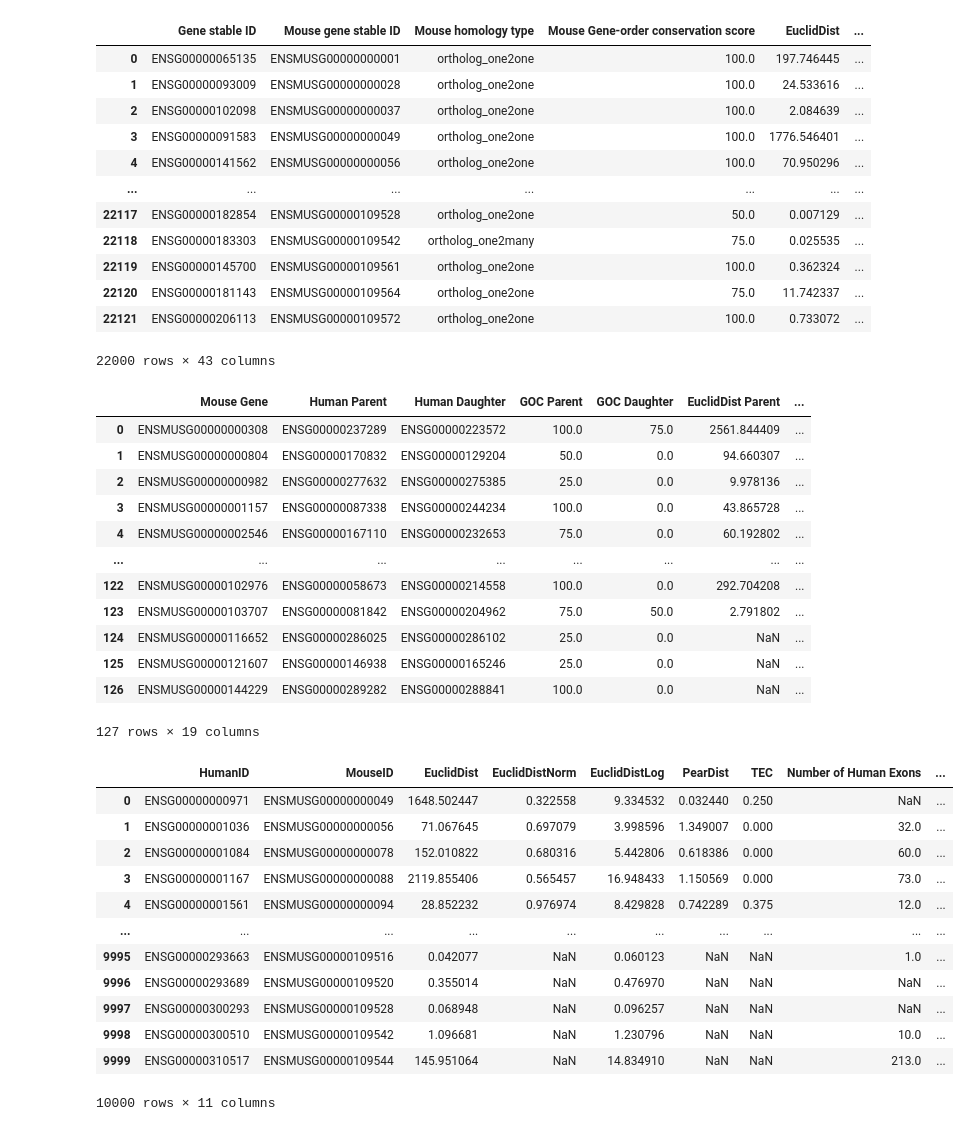
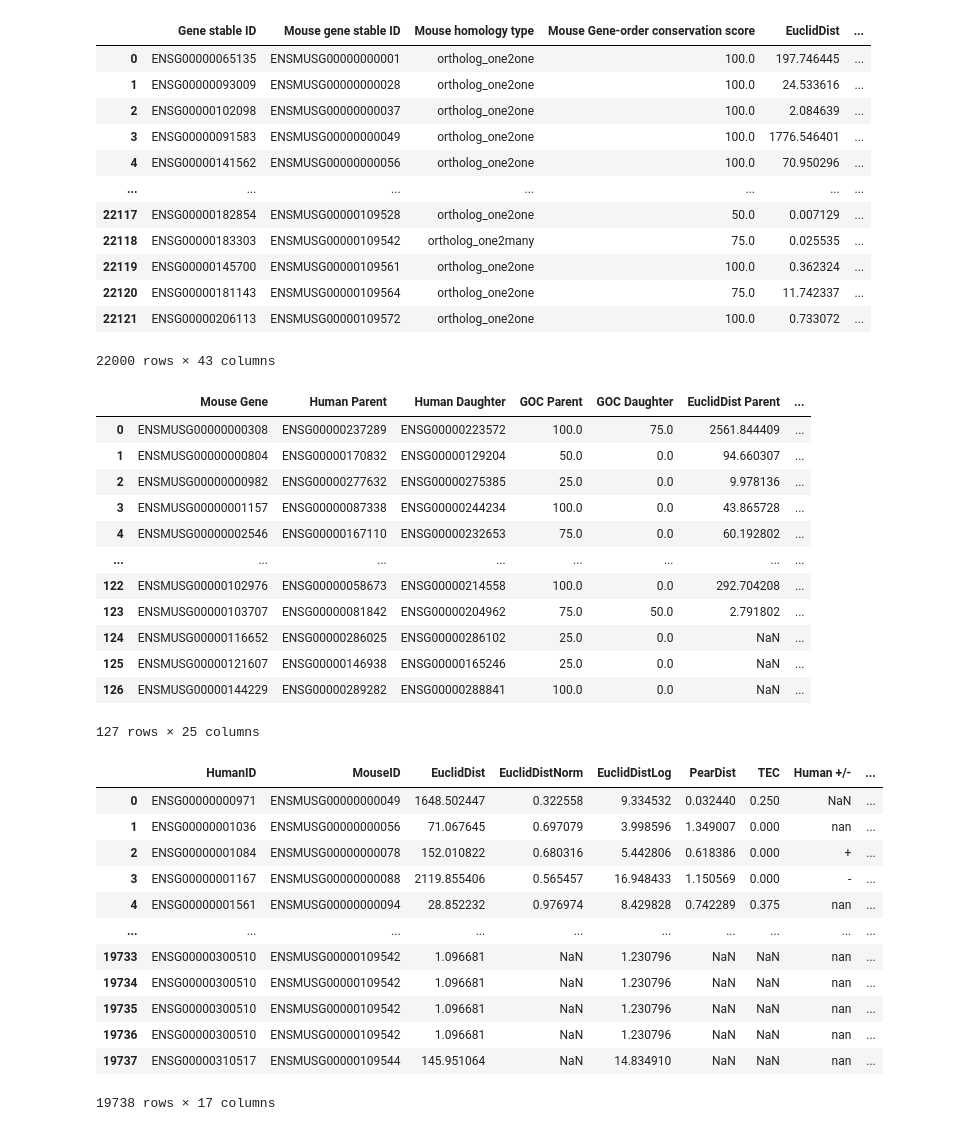
Before and after one commit to AndrewH72/Gene-Duplication, a Jupyter notebook: scripts/createStatsTable.ipynb, the cells around one changed output. Cells and saved outputs as stored; diff of their text form; code cells hidden in the pictures.

Commit message:
added dN, dS, and dN/dS tabs to the analysis table. same analyses were dont as with the distances. left out the random category though because we have no information on it

```diff
--- a/scripts/createStatsTable.ipynb
+++ b/scripts/createStatsTable.ipynb
@@ -13,64 +14,63 @@ orthoTableNoRetro = orthoTable[((orthoTable["Number of Human Exons"] != 1) | (or
 orthoTableNoOverUnderRepresentation = orthoTable[orthoTable["+/-"] == "nan"]
 display(orthoTable)
 
-humanParentDaughter = humanParentDaughter.merge(orthoTable[["Gene stable ID", "+/-", "Number of Human Exons"]], left_on="Human Parent", right_on="Gene stable ID", how="left").drop(columns=["Gene stable ID"]).rename(columns={"Number of Human Exons": "Number of Parental Human Exons", "+/-": "Parent Human +/-"})
-humanParentDaughter = humanParentDaughter.merge(orthoTable[["Gene stable ID", "+/-", "Number of Human Exons"]], left_on="Human Daughter", right_on="Gene stable ID", how="left").drop(columns=["Gene stable ID"]).rename(columns={"Number of Human Exons": "Number of Daughter Human Exons", "+/-": "Daughter Human +/-"})
-mouseParentDaughter = mouseParentDaughter.merge(orthoTable[["Mouse gene stable ID", "+/-", "Number of Mouse Exons"]], left_on="Mouse Parent", right_on="Mouse gene stable ID", how="left").drop(columns=["Mouse gene stable ID"]).rename(columns={"Number of Mouse Exons": "Number of Parental Mouse Exons", "+/-": "Parent Mouse +/-"})
-mouseParentDaughter = mouseParentDaughter.merge(orthoTable[["Mouse gene stable ID", "+/-", "Number of Mouse Exons"]], left_on="Mouse Daughter", right_on="Mouse gene stable ID", how="left").drop(columns=["Mouse gene stable ID"]).rename(columns={"Number of Mouse Exons": "Number of Daughter Mouse Exons", "+/-": "Daughter Mouse +/-"})
+humanParentDaughter = humanParentDaughter.merge(orthoTable[["Gene stable ID", "Mouse gene stable ID", "+/-", "Number of Human Exons", "dN", "dS", "dN/dS"]], left_on=["Mouse Gene", "Human Parent"], right_on=["Mouse gene stable ID", "Gene stable ID"], how="left").drop(columns=["Gene stable ID", "Mouse gene stable ID"]).rename(columns={"Number of Human Exons": "Number of Parental Exons", "+/-": "Parent +/-", "dN": "dN Parent", "dS": "dS Parent", "dN/dS": "dN/dS Parent"})
+humanParentDaughter = humanParentDaughter.merge(orthoTable[["Gene stable ID", "Mouse gene stable ID", "+/-", "Number of Human Exons", "dN", "dS", "dN/dS"]], left_on=["Mouse Gene", "Human Daughter"], right_on=["Mouse gene stable ID", "Gene stable ID"], how="left").drop(columns=["Gene stable ID", "Mouse gene stable ID"]).rename(columns={"Number of Human Exons": "Number of Daughter Exons", "+/-": "Daughter +/-", "dN": "dN Daughter", "dS": "dS Daughter", "dN/dS": "dN/dS Daughter"})
+mouseParentDaughter = mouseParentDaughter.merge(orthoTable[["Gene stable ID", "Mouse gene stable ID", "+/-", "Number of Mouse Exons", "dN", "dS", "dN/dS"]], left_on=["Human Gene", "Mouse Parent"], right_on=["Gene stable ID", "Mouse gene stable ID"], how="left").drop(columns=["Gene stable ID", "Mouse gene stable ID"]).rename(columns={"Number of Mouse Exons": "Number of Parental Exons", "+/-": "Parent +/-", "dN": "dN Parent", "dS": "dS Parent", "dN/dS": "dN/dS Parent"})
+mouseParentDaughter = mouseParentDaughter.merge(orthoTable[["Gene stable ID", "Mouse gene stable ID", "+/-", "Number of Mouse Exons", "dN", "dS", "dN/dS"]], left_on=["Human Gene", "Mouse Daughter"], right_on=["Gene stable ID", "Mouse gene stable ID"], how="left").drop(columns=["Gene stable ID", "Mouse gene stable ID"]).rename(columns={"Number of Mouse Exons": "Number of Daughter Exons", "+/-": "Daughter +/-", "dN": "dN Daughter", "dS": "dS Daughter", "dN/dS": "dN/dS Daughter"})
 
-humanParentDaughterNoRetro = humanParentDaughter[(humanParentDaughter["Number of Parental Human Exons"] != 1) | (humanParentDaughter["Number of Daughter Human Exons"] != 1)]
-humanParentDaughterNoOverUnderRepresentation = humanParentDaughter[(humanParentDaughter["Parent Human +/-"] != "nan") | (humanParentDaughter["Daughter Human +/-"] == "nan")]
-mouseParentDaughterNoRetro = mouseParentDaughter[(mouseParentDaughter["Number of Parental Mouse Exons"] != 1) | (mouseParentDaughter["Number of Daughter Mouse Exons"] != 1)]
-mouseParentDaughterNoOverUnderRepresentation = mouseParentDaughter[(mouseParentDaughter["Parent Mouse +/-"] != "nan") | (mouseParentDaughter["Daughter Mouse +/-"] == "nan")]
+
+humanParentDaughterNoRetro = humanParentDaughter[(humanParentDaughter["Number of Parental Exons"] != 1) | (humanParentDaughter["Number of Daughter Exons"] != 1)]
+humanParentDaughterNoOverUnderRepresentation = humanParentDaughter[(humanParentDaughter["Parent +/-"] != "nan") | (humanParentDaughter["Daughter +/-"] == "nan")]
+mouseParentDaughterNoRetro = mouseParentDaughter[(mouseParentDaughter["Number of Parental Exons"] != 1) | (mouseParentDaughter["Number of Daughter Exons"] != 1)]
+mouseParentDaughterNoOverUnderRepresentation = mouseParentDaughter[(mouseParentDaughter["Parent +/-"] != "nan") | (mouseParentDaughter["Daughter +/-"] == "nan")]
 
 parentDaughterDFs = {"Human": [humanParentDaughter, humanParentDaughterNoRetro, humanParentDaughterNoOverUnderRepresentation], "Mouse": [mouseParentDaughter, mouseParentDaughterNoRetro, mouseParentDaughterNoOverUnderRepresentation]}
 display(humanParentDaughter)
 
-randomGenesDF["Number of Human Exons"] = randomGenesDF["HumanID"].map(orthoTable.set_index("Gene stable ID")["Number of Human Exons"].to_dict())
-randomGenesDF["Number of Mouse Exons"] = randomGenesDF["MouseID"].map(orthoTable.set_index("Mouse gene stable ID")["Number of Mouse Exons"].to_dict())
-randomGenesDF["Human +/-"] = randomGenesDF["HumanID"].map(orthoTable.set_index("Gene stable ID")["+/-"].to_dict())
-randomGenesDF["Mouse +/-"] = randomGenesDF["MouseID"].map(orthoTable.set_index("Mouse gene stable ID")["+/-"].to_dict())
+randomGenesDF = randomGenesDF.merge(orthoTable[["Gene stable ID", "+/-", "Number of Human Exons", "dN", "dS", "dN/dS"]], left_on="HumanID", right_on="Gene stable ID", how="left").drop(columns=["Gene stable ID"]).rename(columns={"+/-": "Human +/-", "dN": "Human dN", "dS": "Human dS", "dN/dS": "Human dN/dS"})
+randomGenesDF = randomGenesDF.merge(orthoTable[["Mouse gene stable ID", "+/-", "Number of Mouse Exons", "dN", "dS", "dN/dS"]], left_on="MouseID", right_on="Mouse gene stable ID", how="left").drop(columns=["Mouse gene stable ID"]).rename(columns={"+/-": "Mouse +/-", "dN": "Mouse dN", "dS": "Mouse dS", "dN/dS": "Mouse dN/dS"})
 
 randomGenesNoRetro = randomGenesDF[((randomGenesDF["Number of Human Exons"] != 1) | (randomGenesDF["Number of Mouse Exons"] != 1))]
 randomGenesNoOverUnderRepresentation = randomGenesDF[(randomGenesDF["Human +/-"] == "nan") & (randomGenesDF["Mouse +/-"] == "nan")]
 display(randomGenesDF)
 # %% [output]
 |  | Gene stable ID | Mouse gene stable ID | Mouse homology type | Mouse Gene-order conservation score | EuclidDist | ... |
 | 0 | ENSG00000065135 | ENSMUSG00000000001 | ortholog_one2one | 100.0 | 197.746445 | ... |
 | 1 | ENSG00000093009 | ENSMUSG00000000028 | ortholog_one2one | 100.0 | 24.533616 | ... |
 | 2 | ENSG00000102098 | ENSMUSG00000000037 | ortholog_one2one | 100.0 | 2.084639 | ... |
 | 3 | ENSG00000091583 | ENSMUSG00000000049 | ortholog_one2one | 100.0 | 1776.546401 | ... |
 | 4 | ENSG00000141562 | ENSMUSG00000000056 | ortholog_one2one | 100.0 | 70.950296 | ... |
 | ... | ... | ... | ... | ... | ... | ... |
 | 22117 | ENSG00000182854 | ENSMUSG00000109528 | ortholog_one2one | 50.0 | 0.007129 | ... |
 | 22118 | ENSG00000183303 | ENSMUSG00000109542 | ortholog_one2many | 75.0 | 0.025535 | ... |
 | 22119 | ENSG00000145700 | ENSMUSG00000109561 | ortholog_one2one | 100.0 | 0.362324 | ... |
 | 22120 | ENSG00000181143 | ENSMUSG00000109564 | ortholog_one2one | 75.0 | 11.742337 | ... |
 | 22121 | ENSG00000206113 | ENSMUSG00000109572 | ortholog_one2one | 100.0 | 0.733072 | ... |
 22000 rows × 43 columns
 |  | Mouse Gene | Human Parent | Human Daughter | GOC Parent | GOC Daughter | EuclidDist Parent | ... |
 | 0 | ENSMUSG00000000308 | ENSG00000237289 | ENSG00000223572 | 100.0 | 75.0 | 2561.844409 | ... |
 | 1 | ENSMUSG00000000804 | ENSG00000170832 | ENSG00000129204 | 50.0 | 0.0 | 94.660307 | ... |
 | 2 | ENSMUSG00000000982 | ENSG00000277632 | ENSG00000275385 | 25.0 | 0.0 | 9.978136 | ... |
 | 3 | ENSMUSG00000001157 | ENSG00000087338 | ENSG00000244234 | 100.0 | 0.0 | 43.865728 | ... |
 | 4 | ENSMUSG00000002546 | ENSG00000167110 | ENSG00000232653 | 75.0 | 0.0 | 60.192802 | ... |
 | ... | ... | ... | ... | ... | ... | ... | ... |
 | 122 | ENSMUSG00000102976 | ENSG00000058673 | ENSG00000214558 | 100.0 | 0.0 | 292.704208 | ... |
 | 123 | ENSMUSG00000103707 | ENSG00000081842 | ENSG00000204962 | 75.0 | 50.0 | 2.791802 | ... |
 | 124 | ENSMUSG00000116652 | ENSG00000286025 | ENSG00000286102 | 25.0 | 0.0 | NaN | ... |
 | 125 | ENSMUSG00000121607 | ENSG00000146938 | ENSG00000165246 | 25.0 | 0.0 | NaN | ... |
 | 126 | ENSMUSG00000144229 | ENSG00000289282 | ENSG00000288841 | 100.0 | 0.0 | NaN | ... |
-127 rows × 19 columns
+127 rows × 25 columns
-|  | HumanID | MouseID | EuclidDist | EuclidDistNorm | EuclidDistLog | PearDist | TEC | Number of Human Exons | ... |
+|  | HumanID | MouseID | EuclidDist | EuclidDistNorm | EuclidDistLog | PearDist | TEC | Human +/- | ... |
 | 0 | ENSG00000000971 | ENSMUSG00000000049 | 1648.502447 | 0.322558 | 9.334532 | 0.032440 | 0.250 | NaN | ... |
-| 1 | ENSG00000001036 | ENSMUSG00000000056 | 71.067645 | 0.697079 | 3.998596 | 1.349007 | 0.000 | 32.0 | ... |
-| 2 | ENSG00000001084 | ENSMUSG00000000078 | 152.010822 | 0.680316 | 5.442806 | 0.618386 | 0.000 | 60.0 | ... |
-| 3 | ENSG00000001167 | ENSMUSG00000000088 | 2119.855406 | 0.565457 | 16.948433 | 1.150569 | 0.000 | 73.0 | ... |
-| 4 | ENSG00000001561 | ENSMUSG00000000094 | 28.852232 | 0.976974 | 8.429828 | 0.742289 | 0.375 | 12.0 | ... |
+| 1 | ENSG00000001036 | ENSMUSG00000000056 | 71.067645 | 0.697079 | 3.998596 | 1.349007 | 0.000 | nan | ... |
+| 2 | ENSG00000001084 | ENSMUSG00000000078 | 152.010822 | 0.680316 | 5.442806 | 0.618386 | 0.000 | + | ... |
+| 3 | ENSG00000001167 | ENSMUSG00000000088 | 2119.855406 | 0.565457 | 16.948433 | 1.150569 | 0.000 | - | ... |
+| 4 | ENSG00000001561 | ENSMUSG00000000094 | 28.852232 | 0.976974 | 8.429828 | 0.742289 | 0.375 | nan | ... |
 | ... | ... | ... | ... | ... | ... | ... | ... | ... | ... |
-| 9995 | ENSG00000293663 | ENSMUSG00000109516 | 0.042077 | NaN | 0.060123 | NaN | NaN | 1.0 | ... |
-| 9996 | ENSG00000293689 | ENSMUSG00000109520 | 0.355014 | NaN | 0.476970 | NaN | NaN | NaN | ... |
-| 9997 | ENSG00000300293 | ENSMUSG00000109528 | 0.068948 | NaN | 0.096257 | NaN | NaN | NaN | ... |
-| 9998 | ENSG00000300510 | ENSMUSG00000109542 | 1.096681 | NaN | 1.230796 | NaN | NaN | 10.0 | ... |
-| 9999 | ENSG00000310517 | ENSMUSG00000109544 | 145.951064 | NaN | 14.834910 | NaN | NaN | 213.0 | ... |
+| 19733 | ENSG00000300510 | ENSMUSG00000109542 | 1.096681 | NaN | 1.230796 | NaN | NaN | nan | ... |
+| 19734 | ENSG00000300510 | ENSMUSG00000109542 | 1.096681 | NaN | 1.230796 | NaN | NaN | nan | ... |
+| 19735 | ENSG00000300510 | ENSMUSG00000109542 | 1.096681 | NaN | 1.230796 | NaN | NaN | nan | ... |
+| 19736 | ENSG00000300510 | ENSMUSG00000109542 | 1.096681 | NaN | 1.230796 | NaN | NaN | nan | ... |
+| 19737 | ENSG00000310517 | ENSMUSG00000109544 | 145.951064 | NaN | 14.834910 | NaN | NaN | nan | ... |
-10000 rows × 11 columns
+19738 rows × 17 columns
```
Also changed, not shown: parts of 6 cells of this notebook, 2 other files.
